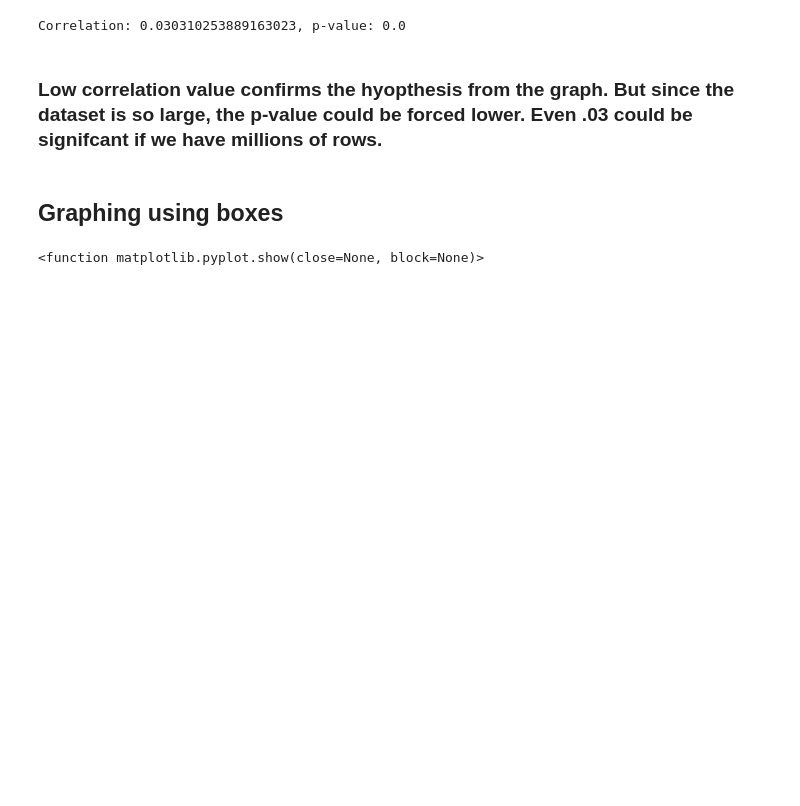
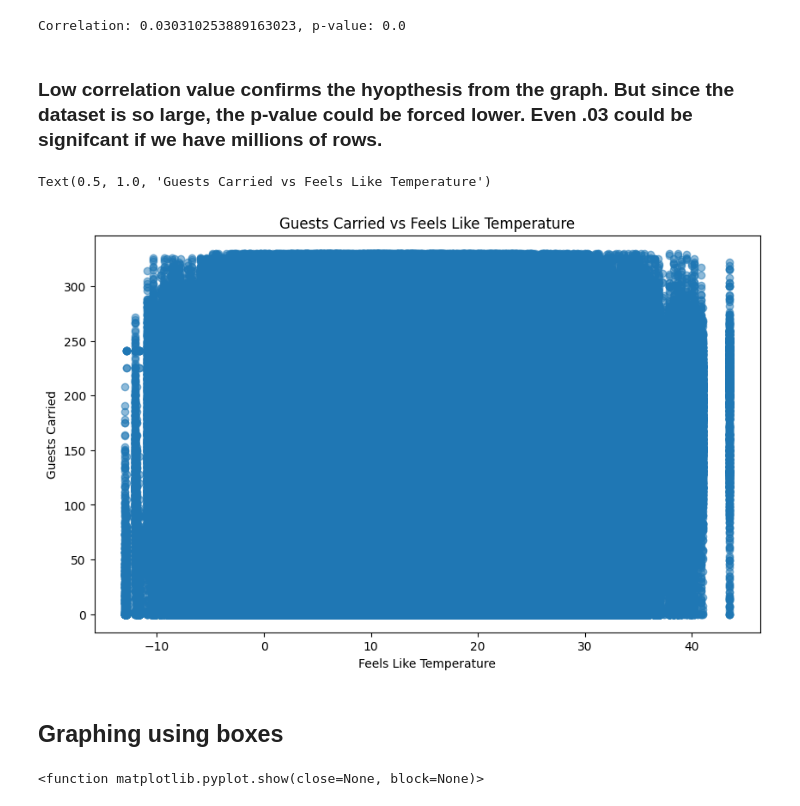
Before and after one commit to MwBm/DataAnalysisIntro, a Jupyter notebook: disneyData.ipynb, the cells around one changed output. Drawn from its saved outputs; the diff is of its cells as text; code cells hidden in the pictures; blank space fills up the shorter version.

```diff
--- a/disneyData.ipynb
+++ b/disneyData.ipynb
@@ -182,3 +195,12 @@ Correlation: 0.030310253889163023, p-value: 0.0
+# %%
+plt.figure(figsize=(10,6))
+plt.scatter(matching_rapids['feels_like'], matching_rapids['GUEST_CARRIED'], alpha=0.5)
+plt.xlabel('Feels Like Temperature')
+plt.ylabel('Guests Carried')
+plt.title('Guests Carried vs Feels Like Temperature')
+# %% [output]
+Text(0.5, 1.0, 'Guests Carried vs Feels Like Temperature')
+[figure, added]
 # %% [markdown]
 ## Graphing using boxes
 # %%
```
Also changed, not shown: parts of 7 cells of this notebook, 1 other file.
